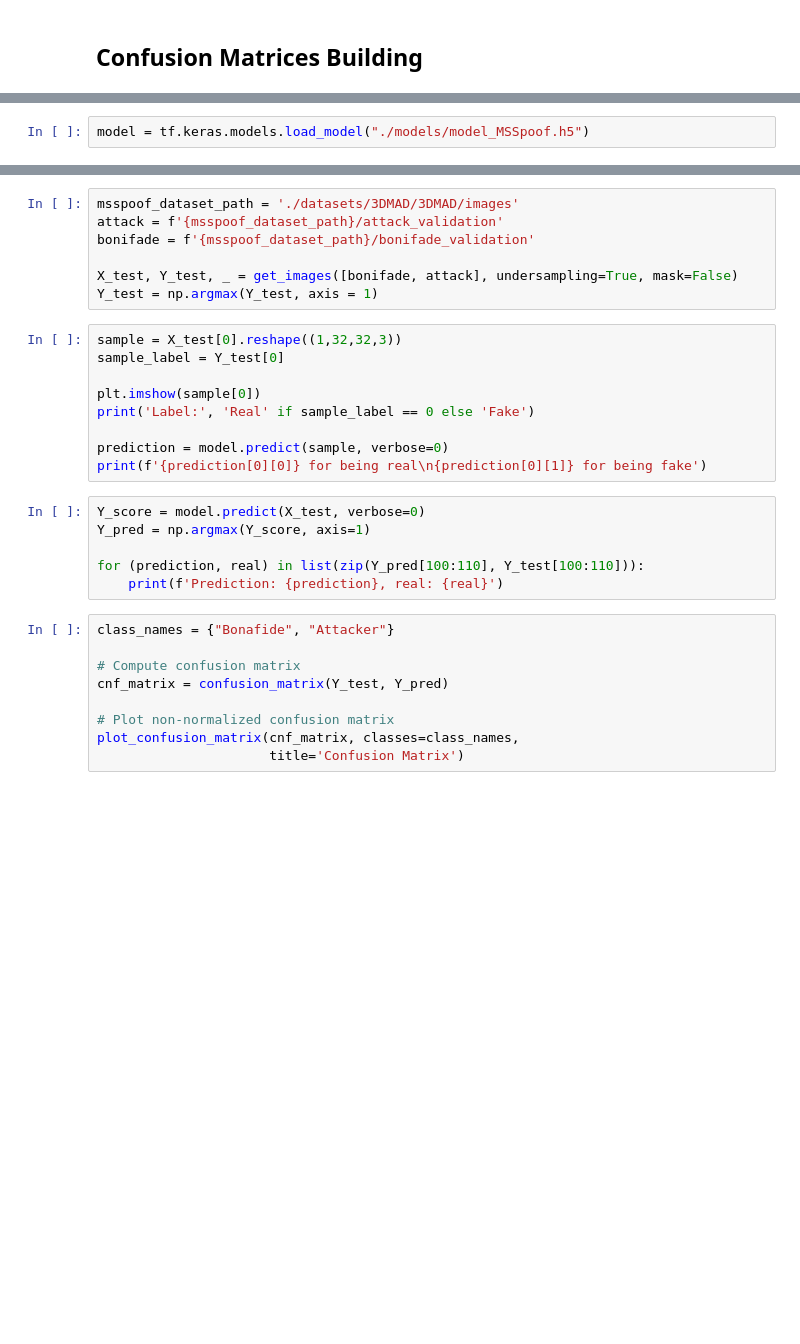
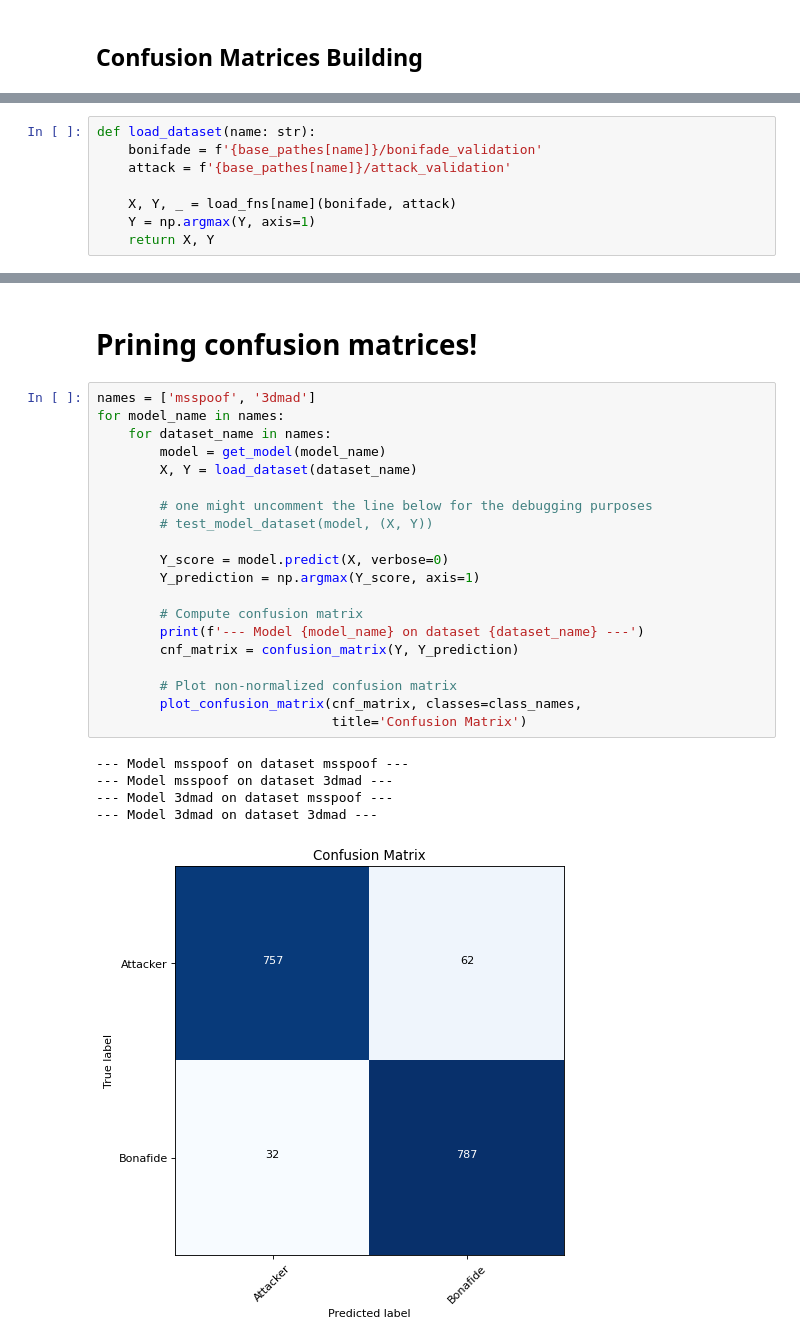
Before and after one commit to ZamDimon/liveness-detection, a Jupyter notebook: confusion_matrices.ipynb, the cells around one changed output, grey strips where cells are left out. Saved outputs shown, nothing was run; the diff lists cells and outputs as text; blank space fills up the shorter version.

Commit message:
:sparkles: add confusion matrices for 3dmad and msspoof models+datasets

```diff
--- a/confusion_matrices.ipynb
+++ b/confusion_matrices.ipynb
@@ -226,0 +67,8 @@ for (prediction, real) in list(zip(Y_pred[100:110], Y_test[100:110])):
+# %%
+def load_dataset(name: str):
+    bonifade = f'{base_pathes[name]}/bonifade_validation'
+    attack = f'{base_pathes[name]}/attack_validation'
+
+    X, Y, _ = load_fns[name](bonifade, attack)
+    Y = np.argmax(Y, axis=1)
+    return X, Y
@@ -314,2 +164,0 @@ plot_confusion_matrix(cnf_matrix, classes=class_names,
-# %%
-model = tf.keras.models.load_model("./models/model_MSSpoof.h5")
@@ -484,31 +165,28 @@ def get_images(directories, mask=True, balance_dataset=True, undersampling=False
-# %%
-msspoof_dataset_path = './datasets/3DMAD/3DMAD/images'
-attack = f'{msspoof_dataset_path}/attack_validation'
-bonifade = f'{msspoof_dataset_path}/bonifade_validation'
-
-X_test, Y_test, _ = get_images([bonifade, attack], undersampling=True, mask=False)
-Y_test = np.argmax(Y_test, axis = 1)
-# %%
-sample = X_test[0].reshape((1,32,32,3))
-sample_label = Y_test[0]
-
-plt.imshow(sample[0])
-print('Label:', 'Real' if sample_label == 0 else 'Fake')
-
-prediction = model.predict(sample, verbose=0)
-print(f'{prediction[0][0]} for being real\n{prediction[0][1]} for being fake')
-# %%
-Y_score = model.predict(X_test, verbose=0)
-Y_pred = np.argmax(Y_score, axis=1)
-
-for (prediction, real) in list(zip(Y_pred[100:110], Y_test[100:110])):
-    print(f'Prediction: {prediction}, real: {real}')
-# %%
-class_names = {"Bonafide", "Attacker"}
-
-# Compute confusion matrix
-cnf_matrix = confusion_matrix(Y_test, Y_pred)
-
-# Plot non-normalized confusion matrix
-plot_confusion_matrix(cnf_matrix, classes=class_names,
-                      title='Confusion Matrix')
+# %% [markdown]
+# Prining confusion matrices!
+# %%
+names = ['msspoof', '3dmad']
+for model_name in names:
+    for dataset_name in names:
+        model = get_model(model_name)
+        X, Y = load_dataset(dataset_name)
+
+        # one might uncomment the line below for the debugging purposes
+        # test_model_dataset(model, (X, Y))
+
+        Y_score = model.predict(X, verbose=0)
+        Y_prediction = np.argmax(Y_score, axis=1)
+
+        # Compute confusion matrix
+        print(f'--- Model {model_name} on dataset {dataset_name} ---')
+        cnf_matrix = confusion_matrix(Y, Y_prediction)
+
+        # Plot non-normalized confusion matrix
+        plot_confusion_matrix(cnf_matrix, classes=class_names,
+                              title='Confusion Matrix')
+# %% [output]
+--- Model msspoof on dataset msspoof ---
+--- Model msspoof on dataset 3dmad ---
+--- Model 3dmad on dataset msspoof ---
+--- Model 3dmad on dataset 3dmad ---
+[figure, added]
```
Also changed, not shown: parts of 21 cells of this notebook, 3 other files.
